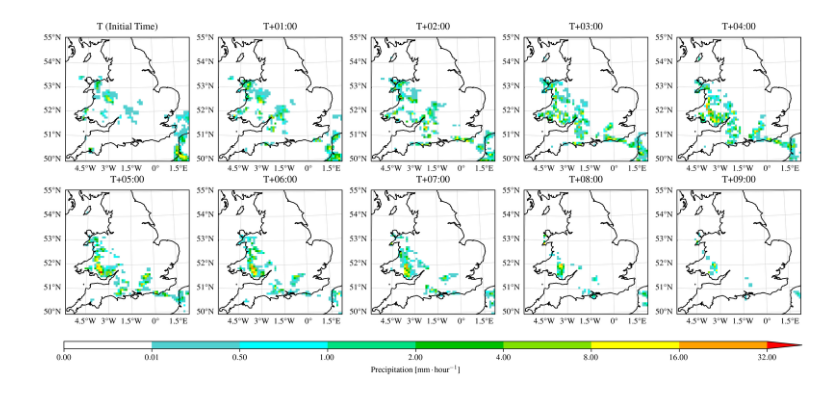
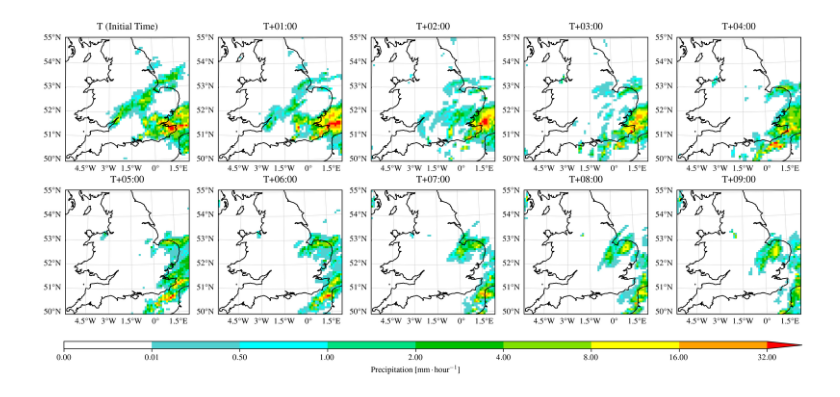
Before and after one commit to henryaddison/video-diffusion-climate, a Jupyter notebook: notebooks/geo.ipynb, the cells around one changed output. Drawn from its saved outputs; the diff is of its cells as text; code cells hidden in the pictures.

```diff
--- a/notebooks/geo.ipynb
+++ b/notebooks/geo.ipynb
@@ -42,35 +42,35 @@ def plot_sample(sample):
             x = 'longitude',
             y = 'latitude',
             cmap = precip_cmap,
             norm = precip_norm,
             extend = 'max',
             transform=ccrs.PlateCarree(),
             add_colorbar = False,
         )
         ax.gridlines(linewidth = 0.25, draw_labels={"bottom": "x", "left": "y"}, x_inline=False, y_inline=False)
         ax.coastlines(resolution='10m')
         if i == 0:
             ax.set_title(f"T (Initial Time)")
         else:
             ax.set_title(f"T+0{i}:00")
 
     fig.colorbar(
         im,
         ax = axes,
         orientation="horizontal",
         aspect=100,
         # shrink = 1,
         label='Precipitation [$\mathrm{mm}\cdot\mathrm{hour}^{-1}$]',
     )
 
     plt.show()
 
-sample = samples[392][0]
+sample = samples[582][0]
 
 da = xr.DataArray(sample, dims=('time', 'y', 'x'), coords={'latitude': latitudes, 'longitude': longitudes})
 plot_sample(da)
 # %% [output]
-[figure, old version]
+[figure, new version]
 # %%
 # 10 frames with the highest max and mean values
 
```
Also changed, not shown: parts of 1 cell of this notebook, 8 other files.
